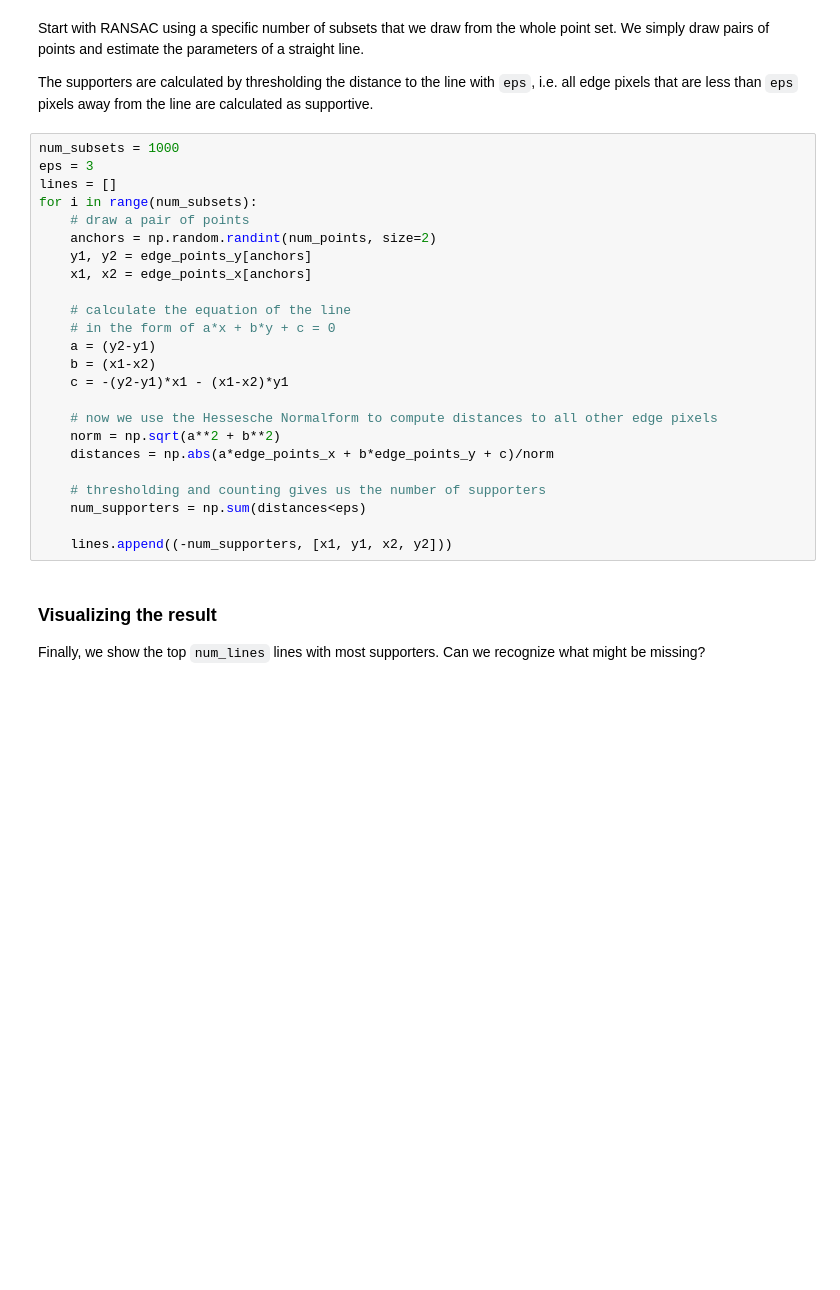
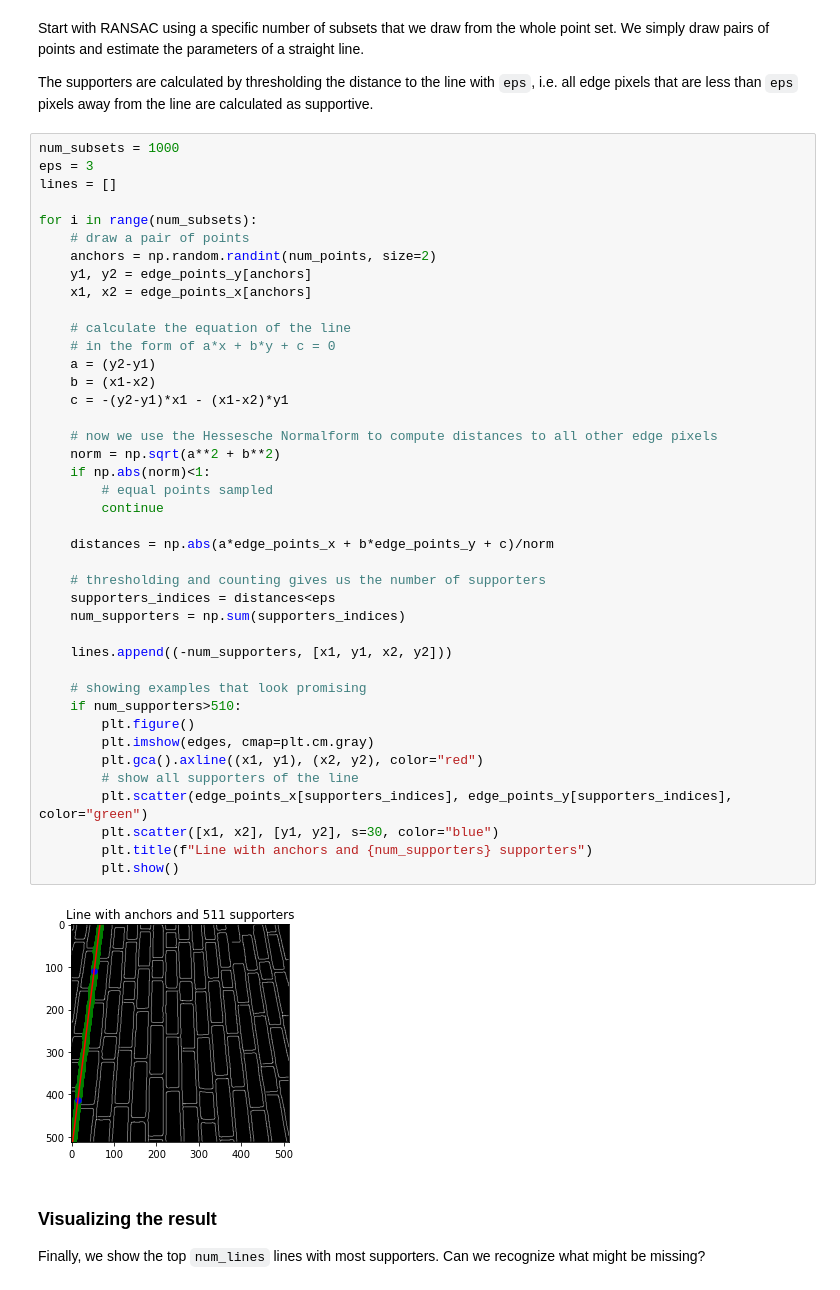
Before and after one commit to erodner/bvlecture, a Jupyter notebook: 02-segmentation/ransac_line_grouping.ipynb, the cells around one changed output. Saved outputs shown, nothing was run; the diff lists cells and outputs as text; blank space fills up the shorter version.

```diff
--- a/02-segmentation/ransac_line_grouping.ipynb
+++ b/02-segmentation/ransac_line_grouping.ipynb
@@ -50,27 +50,46 @@
 # %%
 num_subsets = 1000
 eps = 3
 lines = []
+
 for i in range(num_subsets):
     # draw a pair of points
     anchors = np.random.randint(num_points, size=2)
     y1, y2 = edge_points_y[anchors]
     x1, x2 = edge_points_x[anchors]
 
     # calculate the equation of the line
     # in the form of a*x + b*y + c = 0
     a = (y2-y1)
     b = (x1-x2)
     c = -(y2-y1)*x1 - (x1-x2)*y1
 
     # now we use the Hessesche Normalform to compute distances to all other edge pixels
     norm = np.sqrt(a**2 + b**2)
+    if np.abs(norm)<1:
+        # equal points sampled
+        continue
+
     distances = np.abs(a*edge_points_x + b*edge_points_y + c)/norm
 
     # thresholding and counting gives us the number of supporters
-    num_supporters = np.sum(distances<eps)
+    supporters_indices = distances<eps
+    num_supporters = np.sum(supporters_indices)
 
     lines.append((-num_supporters, [x1, y1, x2, y2]))
+
+    # showing examples that look promising
+    if num_supporters>510:
+        plt.figure()
+        plt.imshow(edges, cmap=plt.cm.gray)
+        plt.gca().axline((x1, y1), (x2, y2), color="red")
+        # show all supporters of the line
+        plt.scatter(edge_points_x[supporters_indices], edge_points_y[supporters_indices], color="green")
+        plt.scatter([x1, x2], [y1, y2], s=30, color="blue")
+        plt.title(f"Line with anchors and {num_supporters} supporters")
+        plt.show()
+# %% [output]
+[figure, added]
 # %% [markdown]
 ### Visualizing the result
 
```
Also changed, not shown: parts of 1 cell of this notebook.
